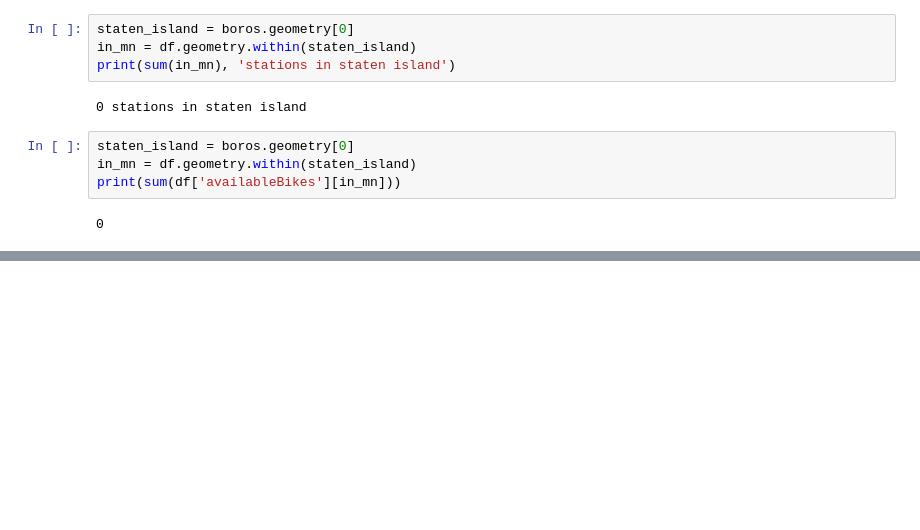
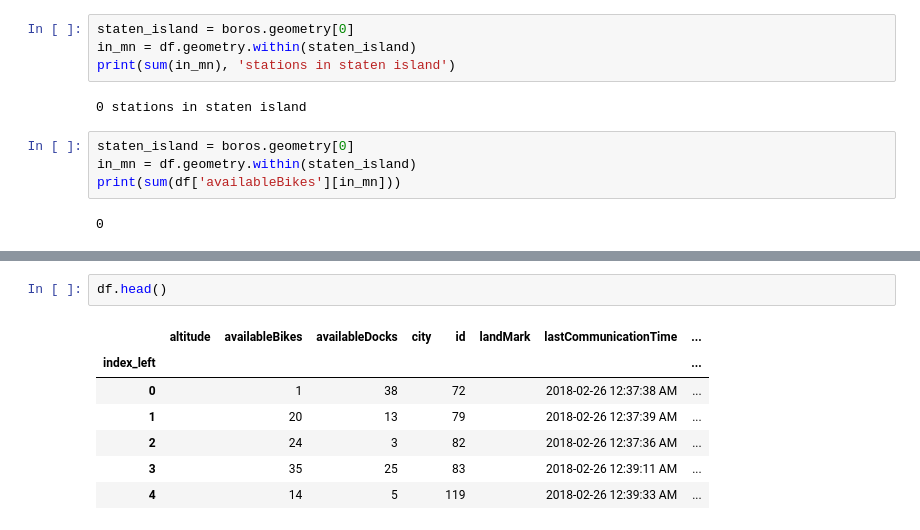
Before and after one commit to FRA228/ce599, a Jupyter notebook: 10-Spatial Analysis/citibike.ipynb, the cells around one changed output, grey strips where cells are left out. Saved outputs shown, nothing was run; the diff lists cells and outputs as text; blank space fills up the shorter version.

```diff
--- a/10-Spatial Analysis/citibike.ipynb
+++ b/10-Spatial Analysis/citibike.ipynb
@@ -131,0 +189,10 @@ print(sum(df['availableBikes'][in_mn]))
+# %%
+df.head()
+# %% [output]
+|  | altitude | availableBikes | availableDocks | city | id | landMark | lastCommunicationTime | ... |
+| index_left |  |  |  |  |  |  |  | ... |
+| 0 |  | 1 | 38 |  | 72 |  | 2018-02-26 12:37:38 AM | ... |
+| 1 |  | 20 | 13 |  | 79 |  | 2018-02-26 12:37:39 AM | ... |
+| 2 |  | 24 | 3 |  | 82 |  | 2018-02-26 12:37:36 AM | ... |
+| 3 |  | 35 | 25 |  | 83 |  | 2018-02-26 12:39:11 AM | ... |
+| 4 |  | 14 | 5 |  | 119 |  | 2018-02-26 12:39:33 AM | ... |
```
Also changed, not shown: parts of 17 cells of this notebook, 1 other file.
